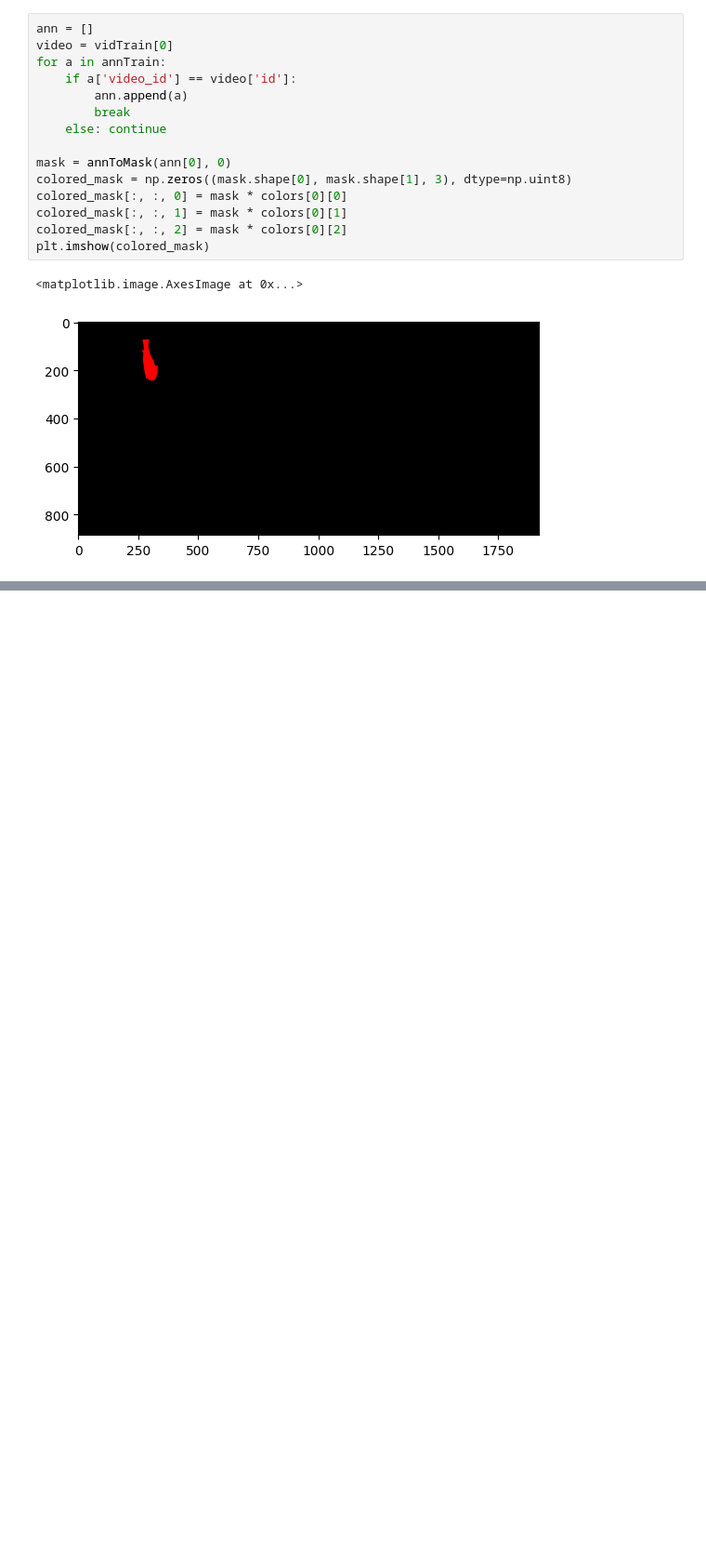
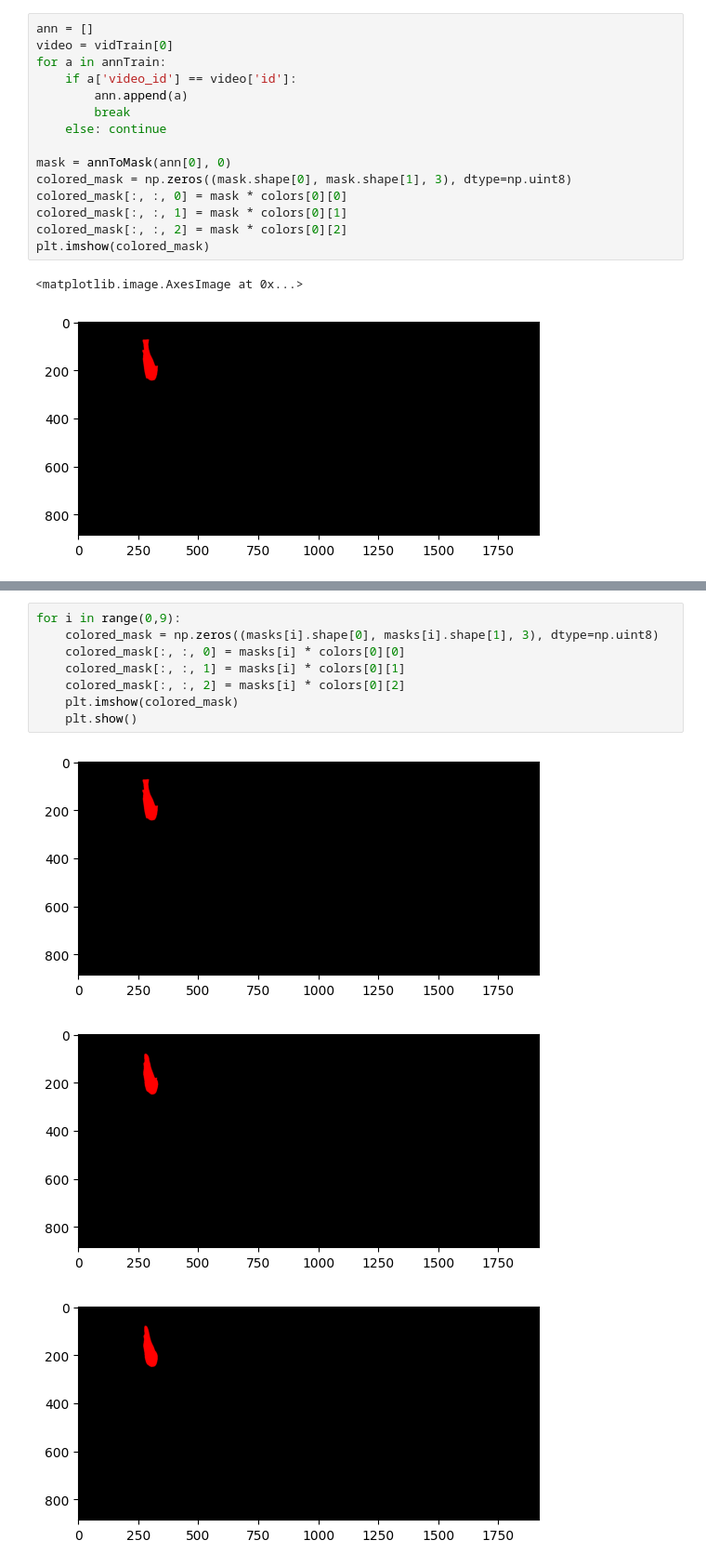
Before and after one commit to jpitagc/VOS-E-SAM, a Jupyter notebook: videoPipeline.ipynb, the cells around one changed output, grey strips where cells are left out. Shown at 93% size. Drawn from its saved outputs; the diff is of its cells as text; blank space fills up the shorter version.

```diff
--- a/videoPipeline.ipynb
+++ b/videoPipeline.ipynb
@@ -176,0 +248,12 @@ annTrain[0]
+# %%
+for i in range(0,9):
+    colored_mask = np.zeros((masks[i].shape[0], masks[i].shape[1], 3), dtype=np.uint8)
+    colored_mask[:, :, 0] = masks[i] * colors[0][0]
+    colored_mask[:, :, 1] = masks[i] * colors[0][1]
+    colored_mask[:, :, 2] = masks[i] * colors[0][2]
+    plt.imshow(colored_mask)
+    plt.show()
+# %% [output]
+[figure, added]
+[figure, added]
+[figure, added]
```
Also changed, not shown: parts of 13 cells of this notebook, 2 other files.
